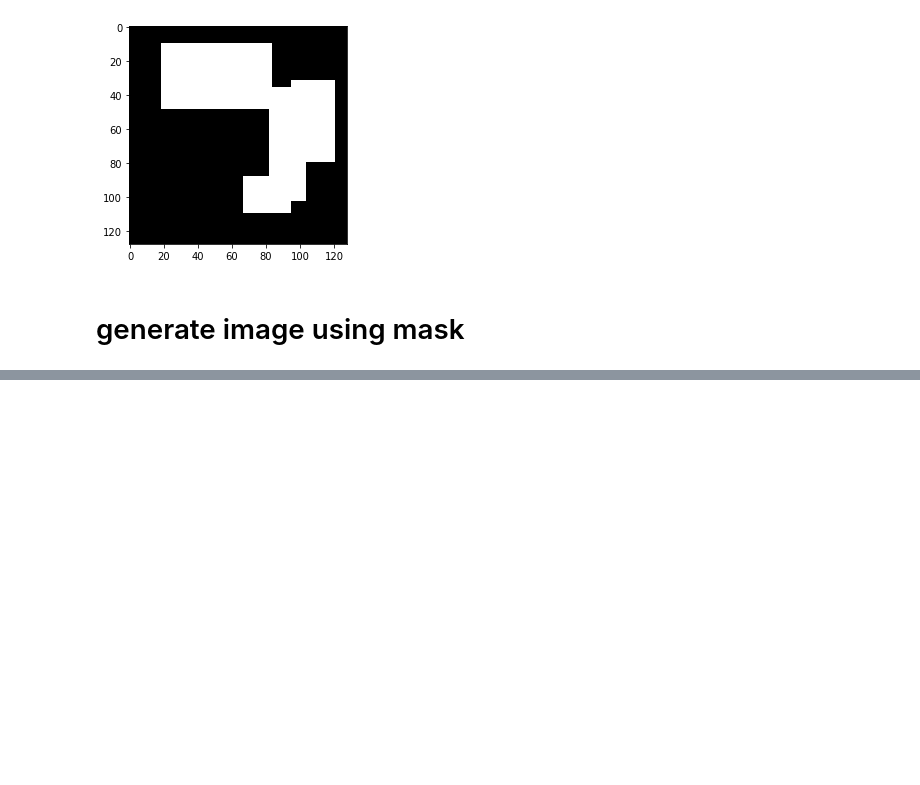
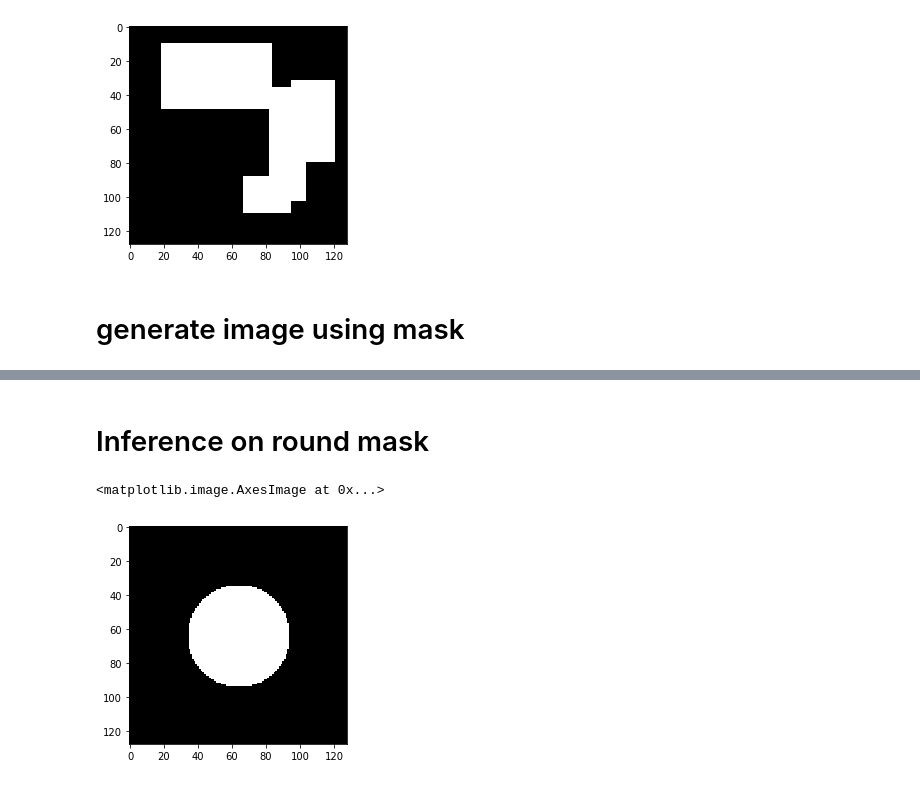
Before and after one commit to minfawang/mask-cgan, a Jupyter notebook: explore.ipynb, the cells around one changed output, grey strips where cells are left out. Cells and saved outputs as stored; diff of their text form; code cells hidden in the pictures; blank space fills up the shorter version.

```diff
--- a/explore.ipynb
+++ b/explore.ipynb
@@ -277,0 +290,32 @@ WARNING: cuda is not available. Switch to CPU mode
+# %% [markdown]
+# Inference on round mask
+# %%
+import numpy as np
+import torch
+
+
+def mask2HWC(mask):
+    if len(mask.shape) == 4:
+        assert mask.size(0) == 1
+        mask = mask.squeeze(dim=0)
+    return mask.permute(1, 2, 0)
+
+
+def make_round_mask(radius):
+    H, W = 128, 128
+    c = H // 2  # center
+    assert H == W
+
+    mask = torch.zeros(1, 3, H, W)
+
+    for i in range(H):
+        for j in range(W):
+            distance = np.sqrt((i - c) ** 2 + (j - c) ** 2)
+            if distance < radius:
+                mask[:, :, i, j] = 1.0
+    return mask
+
+plt.imshow(mask2HWC(make_round_mask(30)))
+# %% [output]
+<matplotlib.image.AxesImage at 0x...>
+[figure, added]
```
Also changed, not shown: parts of 6 cells of this notebook, 1 other file.
